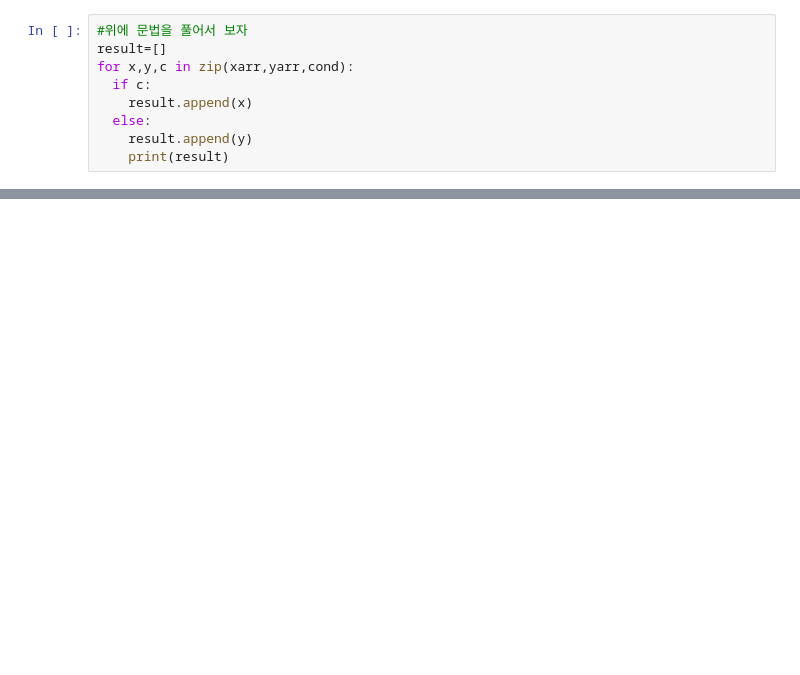
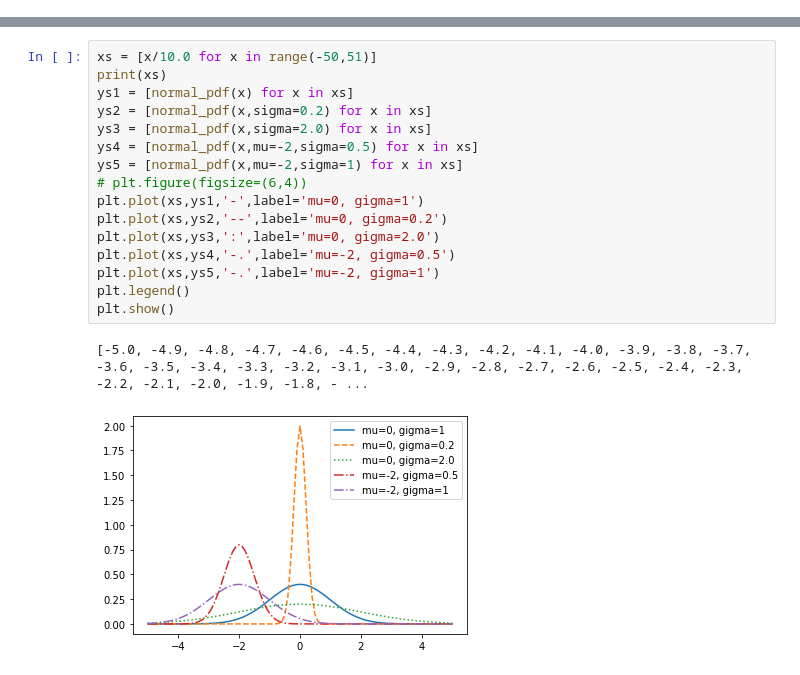
Before and after one commit to CloakingGhost/BitPy, a Jupyter notebook: 221006.ipynb, the cells around one changed output, grey strips where cells are left out. Saved outputs shown, nothing was run; the diff lists cells and outputs as text; blank space fills up the shorter version.

```diff
--- a/221006.ipynb
+++ b/221006.ipynb
@@ -501,9 +2,0 @@ print(result)
-# %%
-#위에 문법을 풀어서 보자
-result=[]
-for x,y,c in zip(xarr,yarr,cond):
-  if c:
-    result.append(x)
-  else:
-    result.append(y)
-    print(result)
@@ -665,0 +165,19 @@ np.random.seed(100)
+# %%
+xs = [x/10.0 for x in range(-50,51)]
+print(xs)
+ys1 = [normal_pdf(x) for x in xs]
+ys2 = [normal_pdf(x,sigma=0.2) for x in xs]
+ys3 = [normal_pdf(x,sigma=2.0) for x in xs]
+ys4 = [normal_pdf(x,mu=-2,sigma=0.5) for x in xs]
+ys5 = [normal_pdf(x,mu=-2,sigma=1) for x in xs]
+# plt.figure(figsize=(6,4))
+plt.plot(xs,ys1,'-',label='mu=0, gigma=1')
+plt.plot(xs,ys2,'--',label='mu=0, gigma=0.2')
+plt.plot(xs,ys3,':',label='mu=0, gigma=2.0')
+plt.plot(xs,ys4,'-.',label='mu=-2, gigma=0.5')
+plt.plot(xs,ys5,'-.',label='mu=-2, gigma=1')
+plt.legend()
+plt.show()
+# %% [output]
+[-5.0, -4.9, -4.8, -4.7, -4.6, -4.5, -4.4, -4.3, -4.2, -4.1, -4.0, -3.9, -3.8, -3.7, -3.6, -3.5, -3.4, -3.3, -3.2, -3.1, -3.0, -2.9, -2.8, -2.7, -2.6, -2.5, -2.4, -2.3, -2.2, -2.1, -2.0, -1.9, -1.8, - ...
+[figure, added]
```
Also changed, not shown: parts of 128 cells of this notebook.
